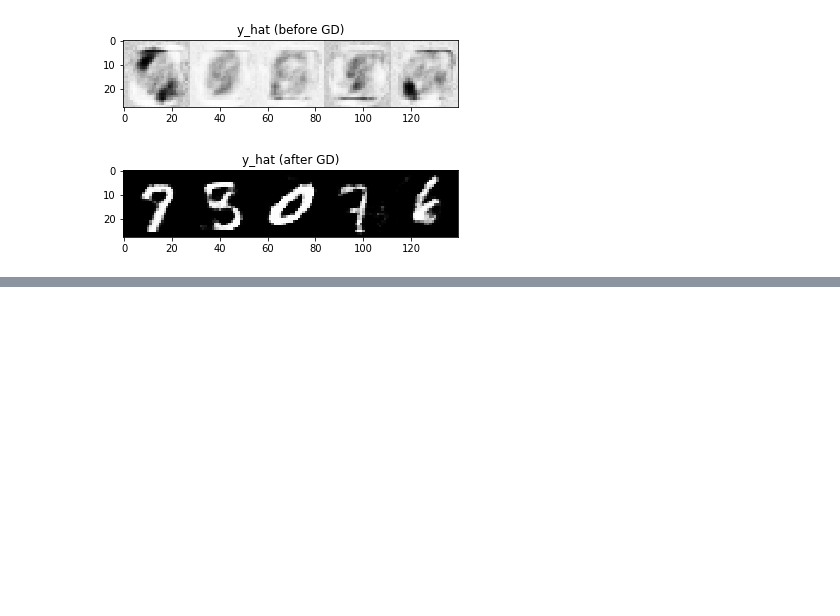
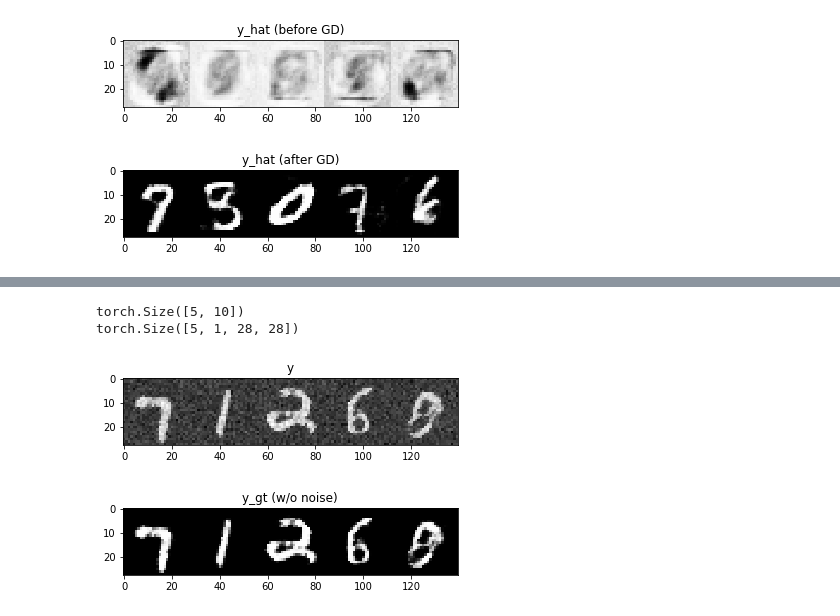
Before and after one commit to TZZheng/Inverse_GAN, a Jupyter notebook: inverse.ipynb, the cells around one changed output, grey strips where cells are left out. Saved outputs shown, nothing was run; the diff lists cells and outputs as text; code cells hidden in the pictures; blank space fills up the shorter version.

Commit message:
noise

```diff
--- a/inverse.ipynb
+++ b/inverse.ipynb
@@ -175,0 +182,19 @@ vis(y_hat, nrow=5, title='y_hat (after GD)')
+# %%
+a = 0.2
+u_gt = Variable(Tensor(np.random.normal(0, 1, (5, opt.latent_dim)))) # ground truth u
+eta = Variable(Tensor(np.random.normal(0, a, (5, *opt.img_shape)))) # noise
+m = Tensor(np.zeros((5, opt.latent_dim)))
+with torch.no_grad():
+    y = generator(u_gt) + eta # generated y from u_gt
+    y_gt = generator(u_gt)
+# %%
+# Visualization of u_gt and y
+print(u_gt.shape)
+print(y.shape)
+vis(y, nrow=5, title='y')
+vis(y_gt, nrow=5, title='y_gt (w/o noise)')
+# %% [output]
+torch.Size([5, 10])
+torch.Size([5, 1, 28, 28])
+[figure, added]
+[figure, added]
```
Also changed, not shown: parts of 4 cells of this notebook.
